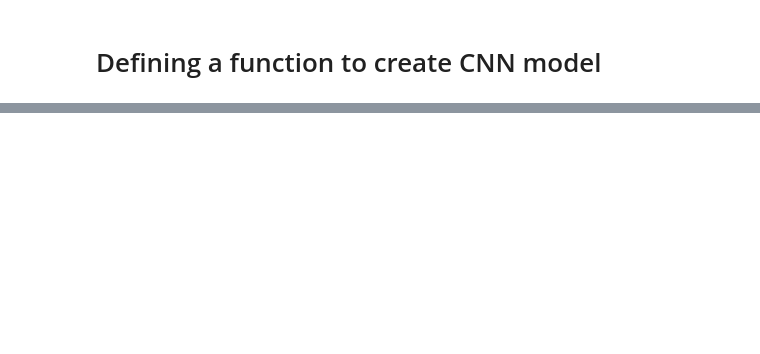
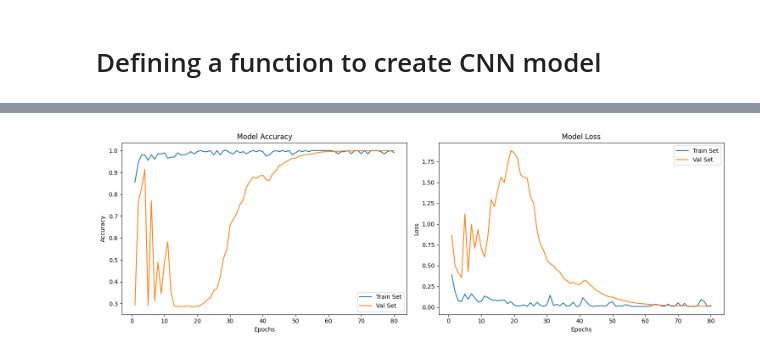
Before and after one commit to MHosseinHashemi/Tuberculosis-Detection-using-X-Ray-images, a Jupyter notebook: TB_Detection_TF_Approach.ipynb, the cells around one changed output, grey strips where cells are left out. Cells and saved outputs as stored; diff of their text form; code cells hidden in the pictures; blank space fills up the shorter version.

```diff
--- a/TB_Detection_TF_Approach.ipynb
+++ b/TB_Detection_TF_Approach.ipynb
@@ -50,12 +165,12 @@ Downloading data from https://storage.googleapis.com/tensorflow/keras-applicatio
 # %%
-opt = SGD(learning_rate=0.01)
+opt = SGD(learning_rate=0.008)
 model.compile(loss='binary_crossentropy', optimizer = opt, metrics= ['accuracy','Recall','Precision'])
 # %%
-csv_logger = CSVLogger('/content/drive/MyDrive/Colab Notebooks/Tensorflow_Logs/EfficientNetV2S.csv', separator=",")
-checkpoint = ModelCheckpoint("/content/drive/MyDrive/Colab Notebooks/Tensorflow_Logs/EfficientNetV2S.h5", monitor="val_recall", save_best_only=True, mode="auto", verbose=1)
-reduce_lr = ReduceLROnPlateau(monitor = 'val_accuracy',
-                              factor = 0.5,
-                              patience = 2,
+# csv_logger = CSVLogger('/content/drive/MyDrive/Colab Notebooks/Tensorflow_Logs/MobileNetV2.csv', separator=",")
+checkpoint = ModelCheckpoint("/content/drive/MyDrive/Colab Notebooks/Tensorflow_Logs/MobileNetV2.h5", monitor="val_recall", save_best_only=True, mode="auto", verbose=1)
+reduce_lr = ReduceLROnPlateau(monitor = 'val_recall',
+                              factor = 0.8,
+                              patience = 3,
                               min_delta = 0.001,
                               mode='auto',
                               verbose=1)
@@ -93,12 +268,12 @@ Found 1400 images belonging to 2 classes.
 # %%
-EPOCHS = 25
+EPOCHS = 80
 
 history_1 = model.fit(
         train_generator,
-        steps_per_epoch=200,
+        steps_per_epoch=50,
         epochs=EPOCHS,
         verbose=1,
         validation_data = validation_generator,
-        callbacks=[csv_logger,checkpoint,reduce_lr]
+        callbacks=[checkpoint, reduce_lr]
         )
 # %% [output]
@@ -121,0 +297,30 @@ Epoch 25: ReduceLROnPlateau reducing learning rate to 1.9531249563442543e-05.
+# %%
+# plot model performance
+acc = history_1.history['accuracy']
+val_acc = history_1.history['val_accuracy']
+loss = history_1.history['loss']
+val_loss = history_1.history['val_loss']
+epochs_range = range(1, len(history_1.epoch) + 1)
+
+plt.figure(figsize=(15,5))
+
+plt.subplot(1, 2, 1)
+plt.plot(epochs_range, acc, label='Train Set')
+plt.plot(epochs_range, val_acc, label='Val Set')
+plt.legend(loc="best")
+plt.xlabel('Epochs')
+plt.ylabel('Accuracy')
+plt.title('Model Accuracy')
+
+plt.subplot(1, 2, 2)
+plt.plot(epochs_range, loss, label='Train Set')
+plt.plot(epochs_range, val_loss, label='Val Set')
+plt.legend(loc="best")
+plt.xlabel('Epochs')
+plt.ylabel('Loss')
+plt.title('Model Loss')
+
+plt.tight_layout()
+plt.show()
+# %% [output]
+[figure, added]
```
Also changed, not shown: parts of 28 cells of this notebook.
